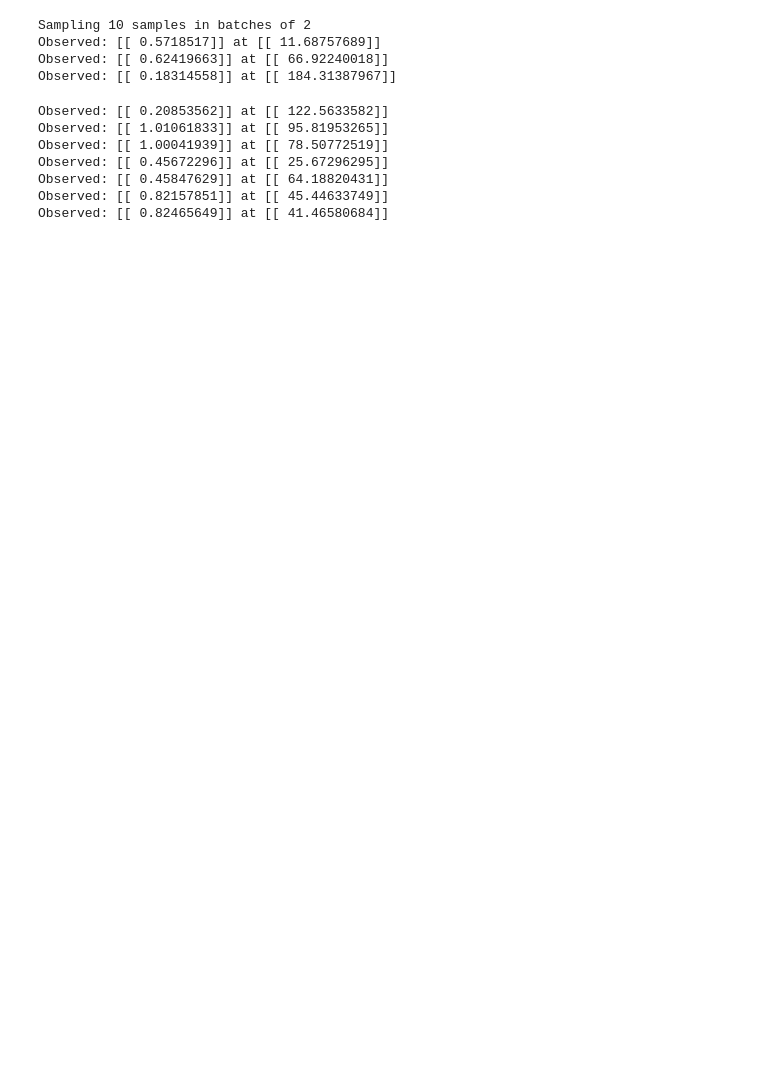
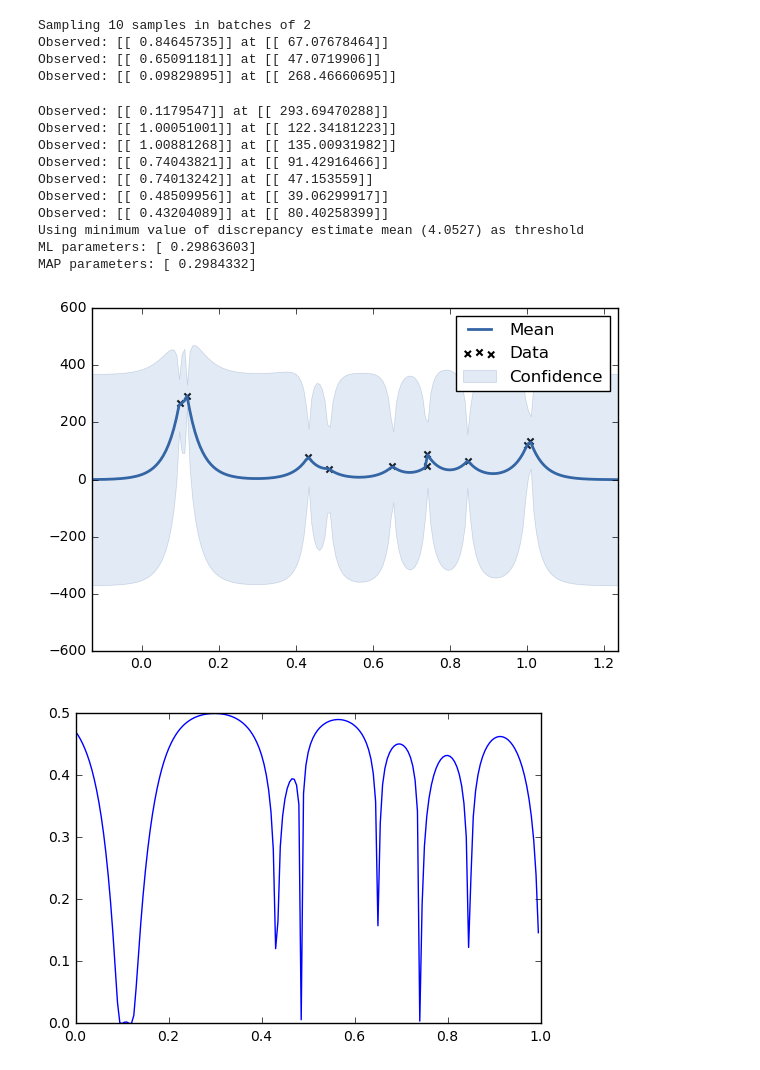
Before and after one commit to elfi-dev/elfi, a Jupyter notebook: notebooks/ma2_bolfi_example.ipynb, the cells around one changed output. Drawn from its saved outputs; the diff is of its cells as text; code cells hidden in the pictures; blank space fills up the shorter version.

Commit message:
Update MA2 Bolfi notebook example

```diff
--- a/notebooks/ma2_bolfi_example.ipynb
+++ b/notebooks/ma2_bolfi_example.ipynb
@@ -56,5 +56,8 @@ n_sim = 10
 n_batch = 2
 # %%
 bolfi = BOLFI(10, d, [t1], batch_size=n_batch, n_surrogate_samples=n_sim)
-lik = bolfi.create_surrogate_likelihood()
+post = bolfi.infer()
+fig = bolfi.model.gp.plot()
+GPy.plotting.show(fig)
+post.plot()
 # %% [output]
@@ -62,16 +65,21 @@ lik = bolfi.create_surrogate_likelihood()
 GP - INFO - initializing Y
 GP - INFO - initializing inference method
 GP - INFO - adding kernel and likelihood as parameters
 Sampling 10 samples in batches of 2
-Observed: [[ 0.5718517]] at [[ 11.68757689]]
-Observed: [[ 0.62419663]] at [[ 66.92240018]]
-Observed: [[ 0.18314558]] at [[ 184.31387967]]
+Observed: [[ 0.84645735]] at [[ 67.07678464]]
+Observed: [[ 0.65091181]] at [[ 47.0719906]]
+Observed: [[ 0.09829895]] at [[ 268.46660695]]
-Observed: [[ 0.20853562]] at [[ 122.5633582]]
-Observed: [[ 1.01061833]] at [[ 95.81953265]]
-Observed: [[ 1.00041939]] at [[ 78.50772519]]
-Observed: [[ 0.45672296]] at [[ 25.67296295]]
-Observed: [[ 0.45847629]] at [[ 64.18820431]]
-Observed: [[ 0.82157851]] at [[ 45.44633749]]
-Observed: [[ 0.82465649]] at [[ 41.46580684]]
+Observed: [[ 0.1179547]] at [[ 293.69470288]]
+Observed: [[ 1.00051001]] at [[ 122.34181223]]
+Observed: [[ 1.00881268]] at [[ 135.00931982]]
+Observed: [[ 0.74043821]] at [[ 91.42916466]]
+Observed: [[ 0.74013242]] at [[ 47.153559]]
+Observed: [[ 0.48509956]] at [[ 39.06299917]]
+Observed: [[ 0.43204089]] at [[ 80.40258399]]
+Using minimum value of discrepancy estimate mean (4.0527) as threshold
+ML parameters: [ 0.29863603]
+MAP parameters: [ 0.2984332]
+[figure, added]
+[figure, added]
 # %%
 async_bolfi = BOLFI(10, d, [t1], sync=False, batch_size=n_batch, n_surrogate_samples=n_sim)
```
Also changed, not shown: parts of 5 cells of this notebook.
